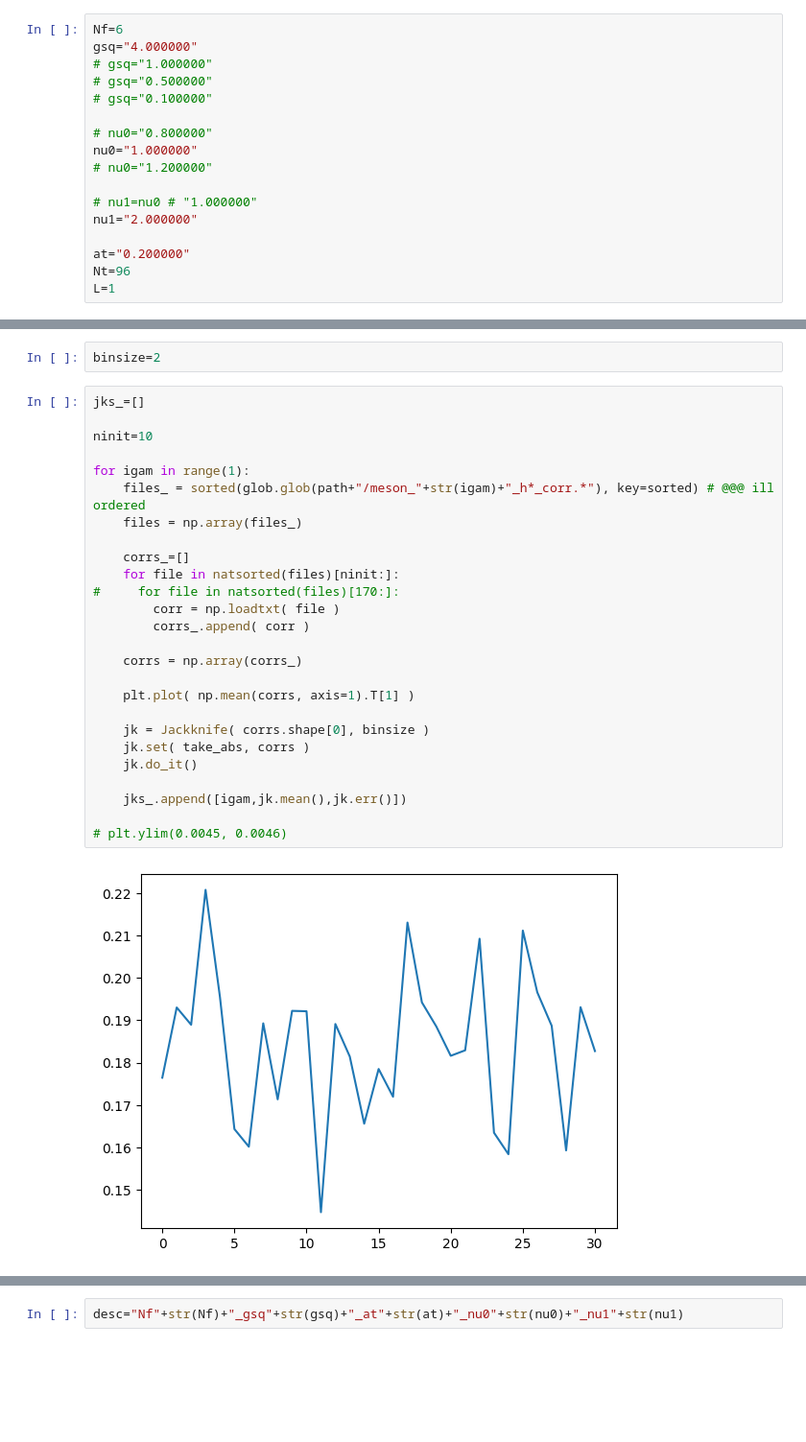
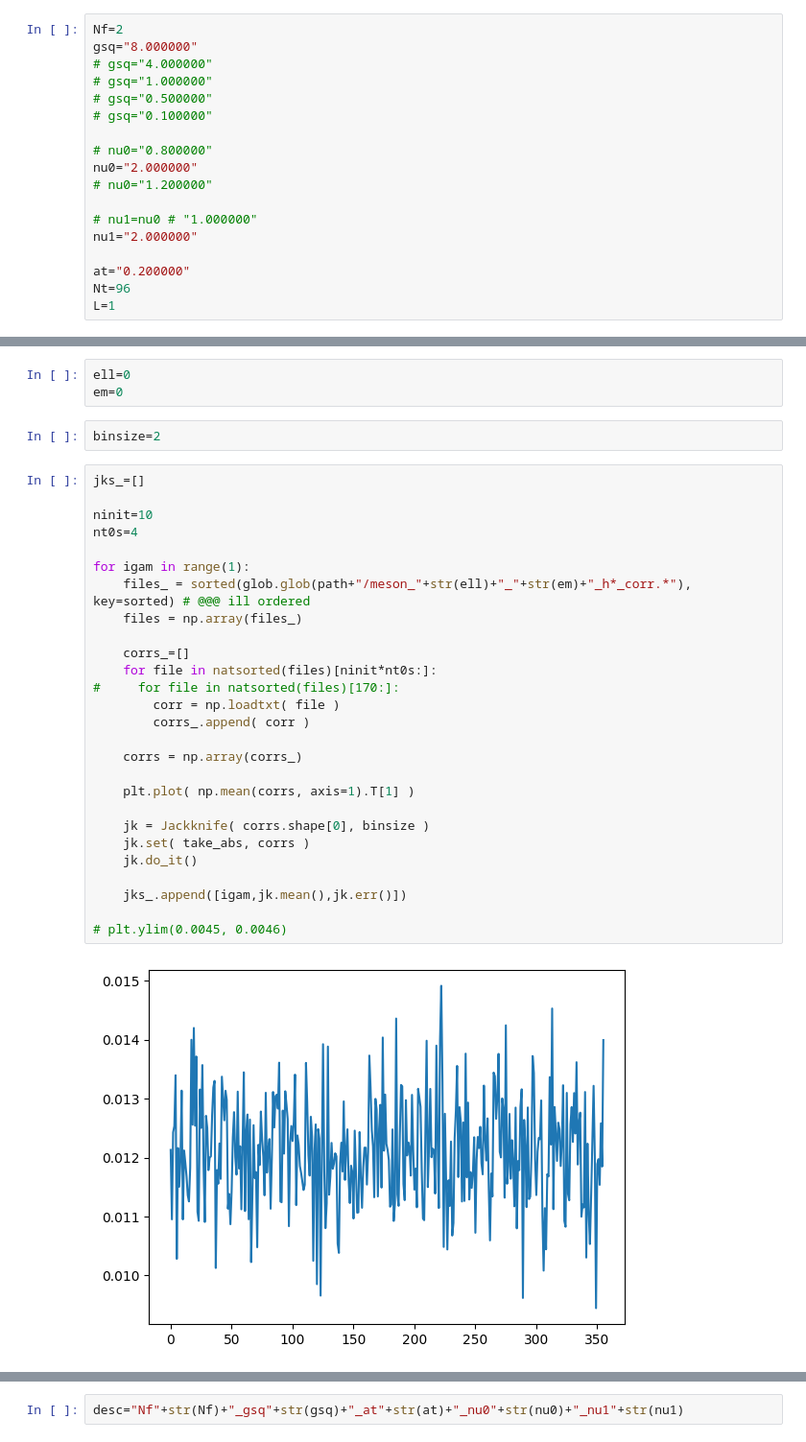
Before and after one commit to nobuyukimatsumoto68/qed3, a Jupyter notebook: src/both_3d/meson_wall.ipynb, the cells around one changed output, grey strips where cells are left out. Shown at 96% size. Drawn from its saved outputs; the diff is of its cells as text; blank space fills up the shorter version.

```diff
--- a/src/both_3d/meson_wall.ipynb
+++ b/src/both_3d/meson_wall.ipynb
@@ -83,14 +83,15 @@ dir1='/mnt/hdd_barracuda/qed3/src/both_3d/'
 # %%
 results=[]
 # %%
-Nf=6
-gsq="4.000000"
+Nf=2
+gsq="8.000000"
+# gsq="4.000000"
 # gsq="1.000000"
 # gsq="0.500000"
 # gsq="0.100000"
 
 # nu0="0.800000"
-nu0="1.000000"
+nu0="2.000000"
 # nu0="1.200000"
 
 # nu1=nu0 # "1.000000"
@@ -115,36 +116,40 @@ path
 # sorted(), min(), max(), heapq.nsmallest(), and heapq.nlargest()
 # %%
 # free = np.loadtxt( path+"/meson_0_corr.free" )
+# %%
+ell=0
+em=0
 # %%
 binsize=2
 # %%
 jks_=[]
 
 ninit=10
+nt0s=4
 
 for igam in range(1):
-    files_ = sorted(glob.glob(path+"/meson_"+str(igam)+"_h*_corr.*"), key=sorted) # @@@ ill ordered
+    files_ = sorted(glob.glob(path+"/meson_"+str(ell)+"_"+str(em)+"_h*_corr.*"), key=sorted) # @@@ ill ordered
     files = np.array(files_)
 
     corrs_=[]
-    for file in natsorted(files)[ninit:]:
+    for file in natsorted(files)[ninit*nt0s:]:
 #     for file in natsorted(files)[170:]:
         corr = np.loadtxt( file )
         corrs_.append( corr )
 
     corrs = np.array(corrs_)
 
     plt.plot( np.mean(corrs, axis=1).T[1] )
 
     jk = Jackknife( corrs.shape[0], binsize )
     jk.set( take_abs, corrs )
     jk.do_it()
 
     jks_.append([igam,jk.mean(),jk.err()])
 
 # plt.ylim(0.0045, 0.0046)
 # %% [output]
-[figure, old version]
+[figure, new version]
 # %%
 nu0
 # %% [output]
```
Also changed, not shown: parts of 6 cells of this notebook, 7 other files.
